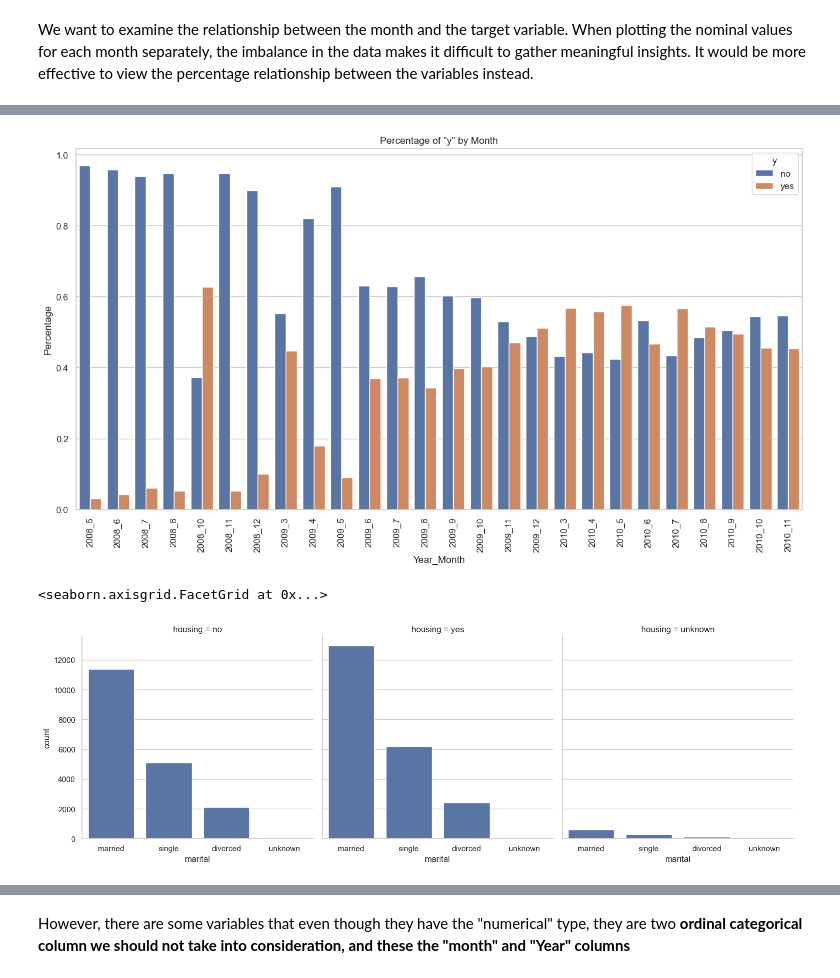
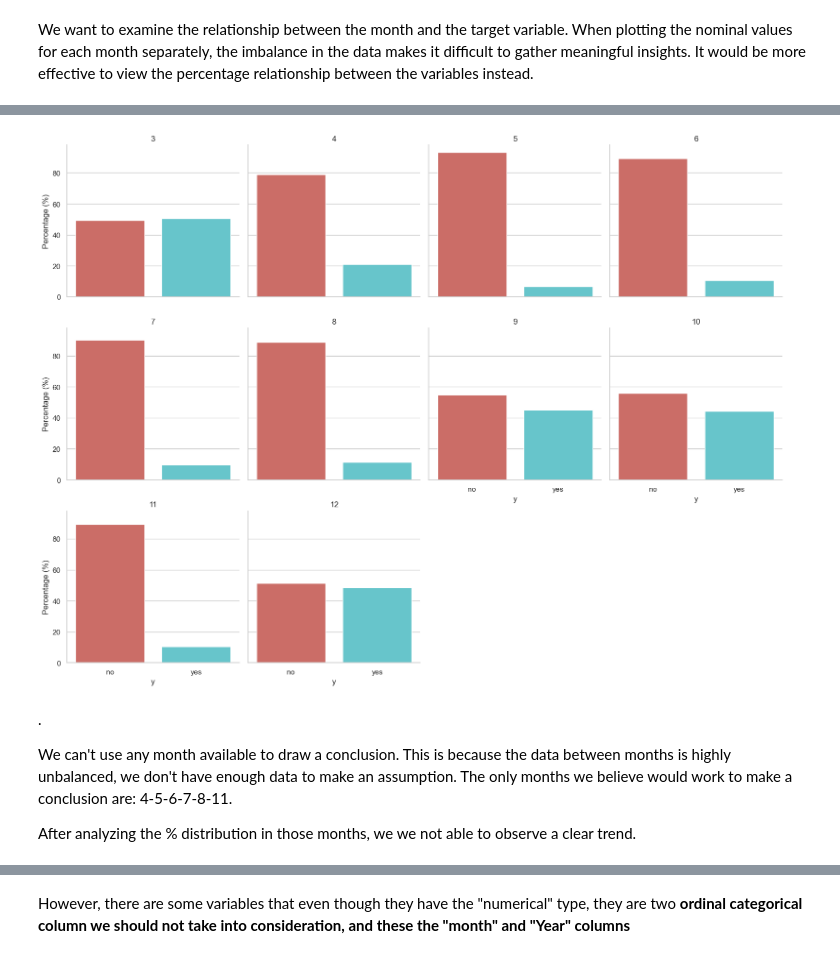
Before and after one commit to PostaElio/ICARO-Data-Science-Projects, a Jupyter notebook: Sprint_1/Sprint_1.ipynb, the cells around one changed output, grey strips where cells are left out. Cells and saved outputs as stored; diff of their text form; code cells hidden in the pictures.

```diff
--- a/Sprint_1/Sprint_1.ipynb
+++ b/Sprint_1/Sprint_1.ipynb
@@ -541,32 +489,27 @@ year_month_df
-# %%
-# Create a barplot showing a percentual relation between YES and NO as time passes (from 2008 to 2010)
-
-test_df = year_month_df.copy()
-test_df = test_df.drop(['Year','month'],axis=1)
-test_df['totals_p_month'] = test_df.groupby(['Year_month'])['case_count'].transform('sum')
-test_df['percentages'] = test_df['case_count'] / test_df['totals_p_month']
-
-# Set the figure size (width, height)
-plt.figure(figsize=(16, 8))
-
-# Create the barplot
-sns.barplot(x='Year_month', y='percentages', hue='y', data=test_df)
-
-# Set labels and title
-plt.xlabel('Year_Month')
-plt.ylabel('Percentage')
-plt.title('Percentage of "y" by Month')
-
-# Rotate x-axis labels by 90 degrees
-plt.xticks(rotation=90)
-
-# Show the plot
-plt.show()
-# %% [output]
-[figure, removed]
-# %%
-import seaborn as sns
-sns.catplot(x='marital', col='housing', kind='count', data=data) #hay que verlo porcentualmente pq los datos también están desbalanceados.
-# %% [output]
-<seaborn.axisgrid.FacetGrid at 0x...>
-[figure, removed]
+# %%
+# Theme
+sns.set_theme(style="whitegrid")
+
+# Calculate percentual distribution within each month
+count_data = data.groupby(['month', 'y']).size().reset_index(name='count')
+count_data['percent'] = count_data.groupby('month')['count'].transform(lambda x: x / x.sum() * 100)
+
+# Palette
+palette = sns.color_palette("hls", len(data['y'].unique()))
+
+# Plot
+g = sns.FacetGrid(count_data, col="month", col_wrap=4, height=4)
+g.map(sns.barplot, "y", "percent", palette=palette)
+
+# Set axis labels and titles
+g.set_axis_labels("y", "Percentage (%)")
+g.set_titles("{col_name}")
+plt.show()
+# %% [output]
+[figure, added]
+# %% [markdown]
+.
+
+We can't use any month available to draw a conclusion. This is because the data between months is highly unbalanced, we don't have enough data to make an assumption. The only months we believe would work to make a conclusion are: 4-5-6-7-8-11.
+
+After analyzing the % distribution in those months, we we not able to observe a clear trend.
```
Also changed, not shown: parts of 62 cells of this notebook.
